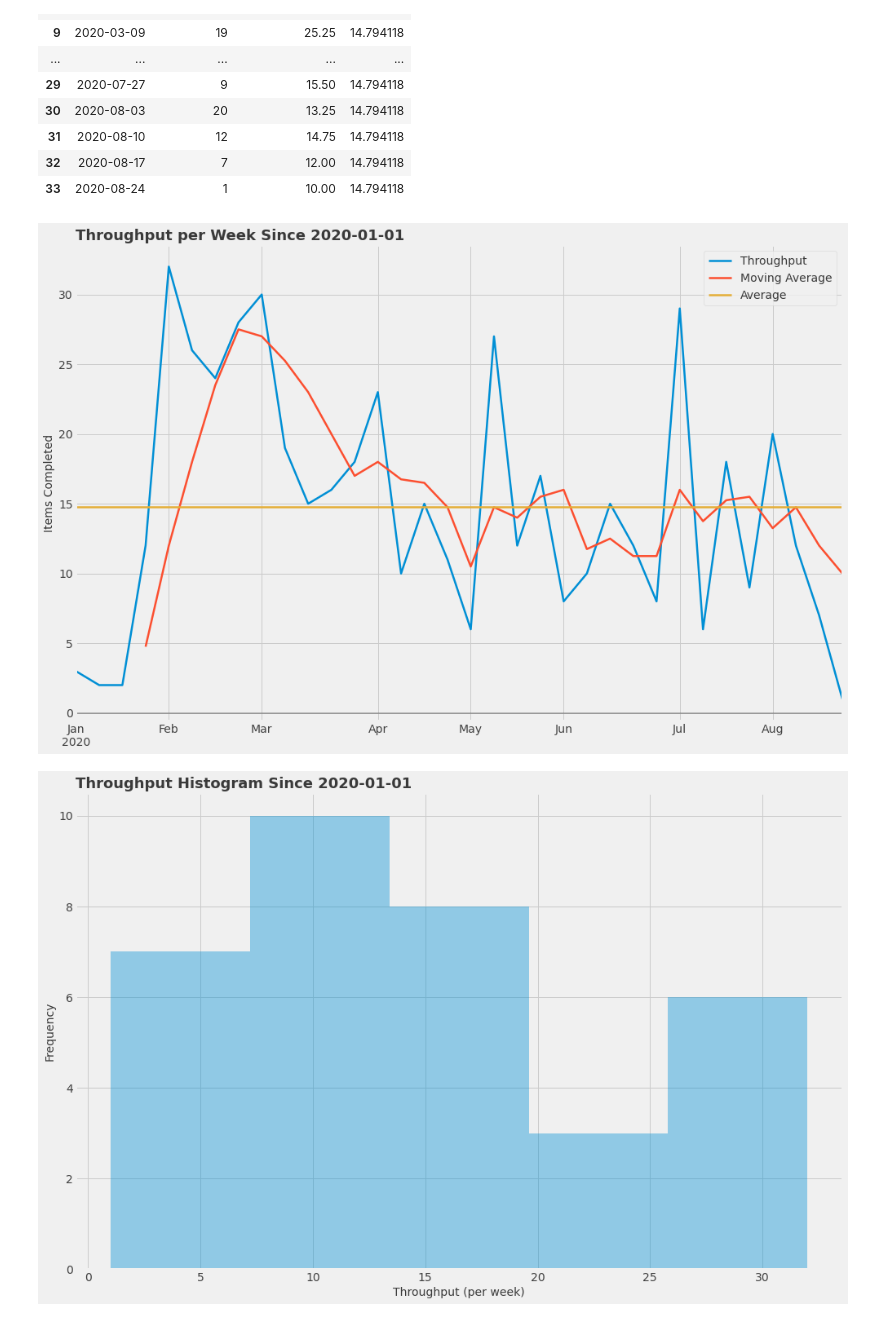
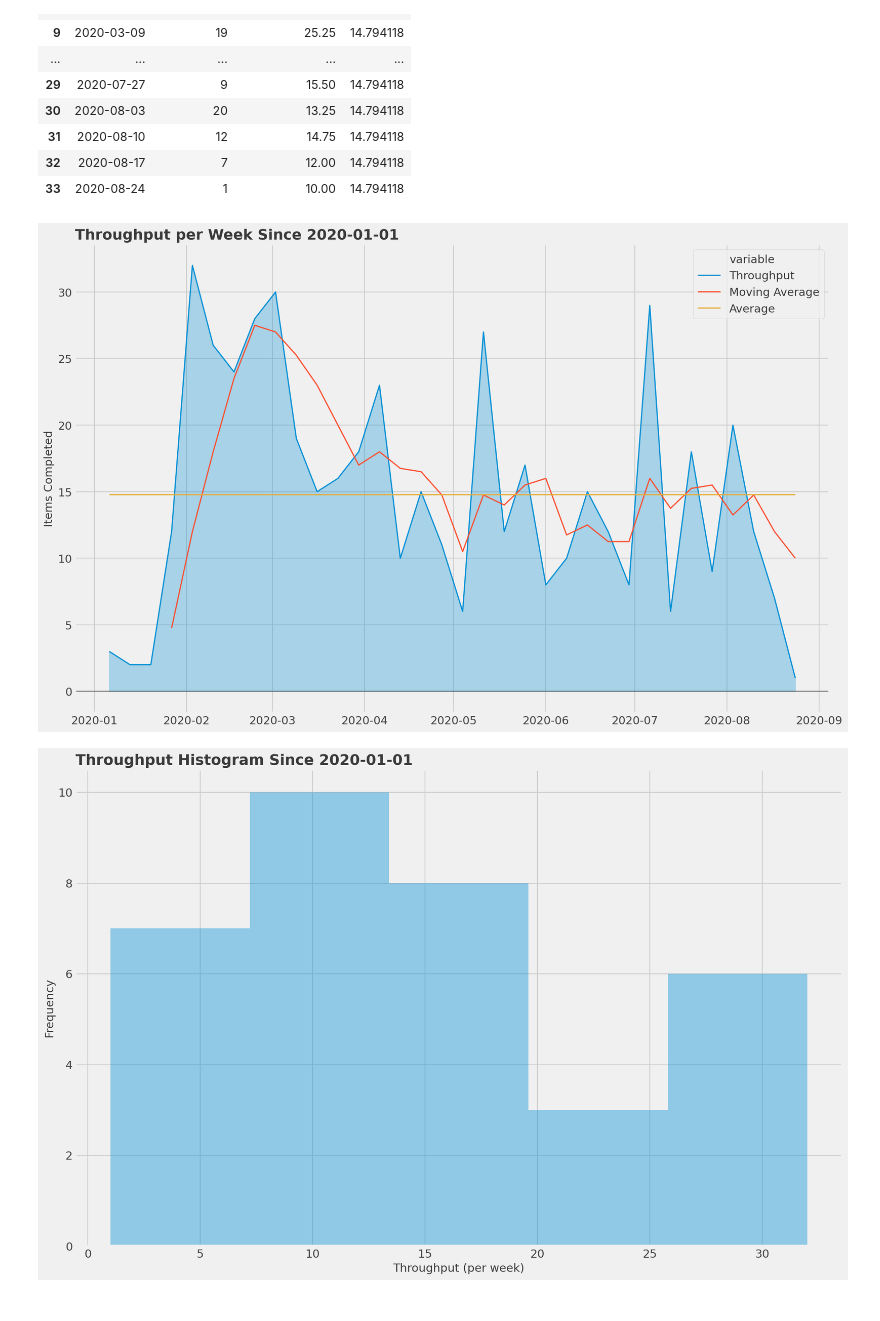
Before and after one commit to jsherer/kanban-metrics, a Jupyter notebook: kanban.ipynb, the cells around one changed output. Drawn from its saved outputs; the diff is of its cells as text; code cells hidden in the pictures.

Commit message:
Cleaned up graphs to use seaborn in most cases

```diff
--- a/kanban.ipynb
+++ b/kanban.ipynb
@@ -240,15 +251,25 @@ throughput_per_week.head(52)
 | 32 | 2020-08-17 | 7 | 12.00 | 14.794118 |
 | 33 | 2020-08-24 | 1 | 10.00 | 14.794118 |
 # %%
-ax = throughput_per_week.plot(
-    x='Date', y=['Throughput', 'Moving Average', 'Average'], linewidth=2.5, figsize=(15, 10), legend=True)
+matplotlib.pyplot.figure(dpi=150, figsize=(15,10))
+
+#ax = throughput_per_week.plot(
+#    x='Date', y=['Throughput', 'Moving Average', 'Average'], linewidth=2.5, figsize=(15, 10), legend=True)
+
+ax = seaborn.lineplot(x='Date', y='value', hue='variable', data=pandas.melt(throughput_per_week[['Date', 'Throughput', 'Moving Average', 'Average']], ['Date']))
+
+x = throughput_per_week['Date']
+y1 = throughput_per_week['Throughput']
+ax.fill_between(x, y1, color='C0', alpha=0.3,
+                 interpolate=True)
+
 ax.set_title("Throughput per Week Since {}".format(FILTER_ISSUES_SINCE), loc='left', fontdict={
              'fontsize': 18, 'fontweight': 'semibold'})
 
 ax.set_xlabel('')
 ax.set_ylabel('Items Completed')
 
 ax.axhline(y=0, color=util.lightgrey, alpha=.5);
 # %% [output]
-[figure, old version]
+[figure, new version]
 # %%
```
Also changed, not shown: parts of 17 cells of this notebook, 1 other file.
